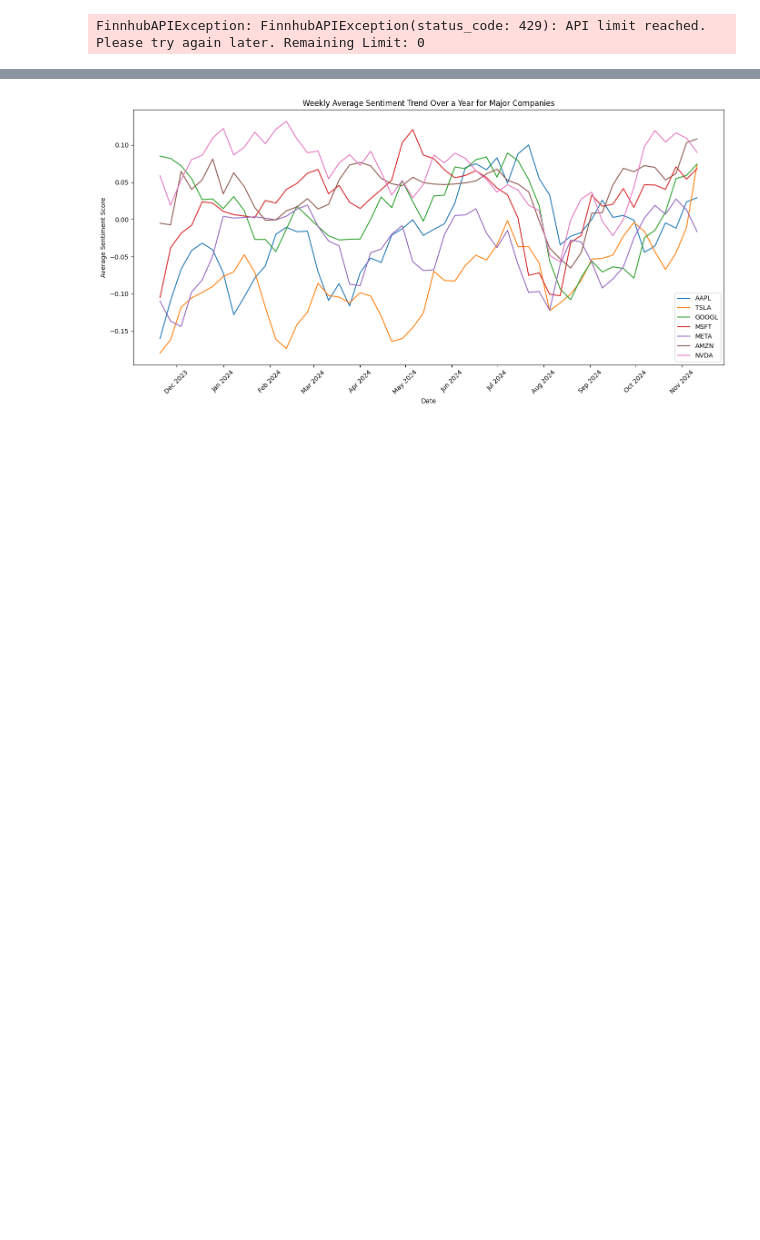
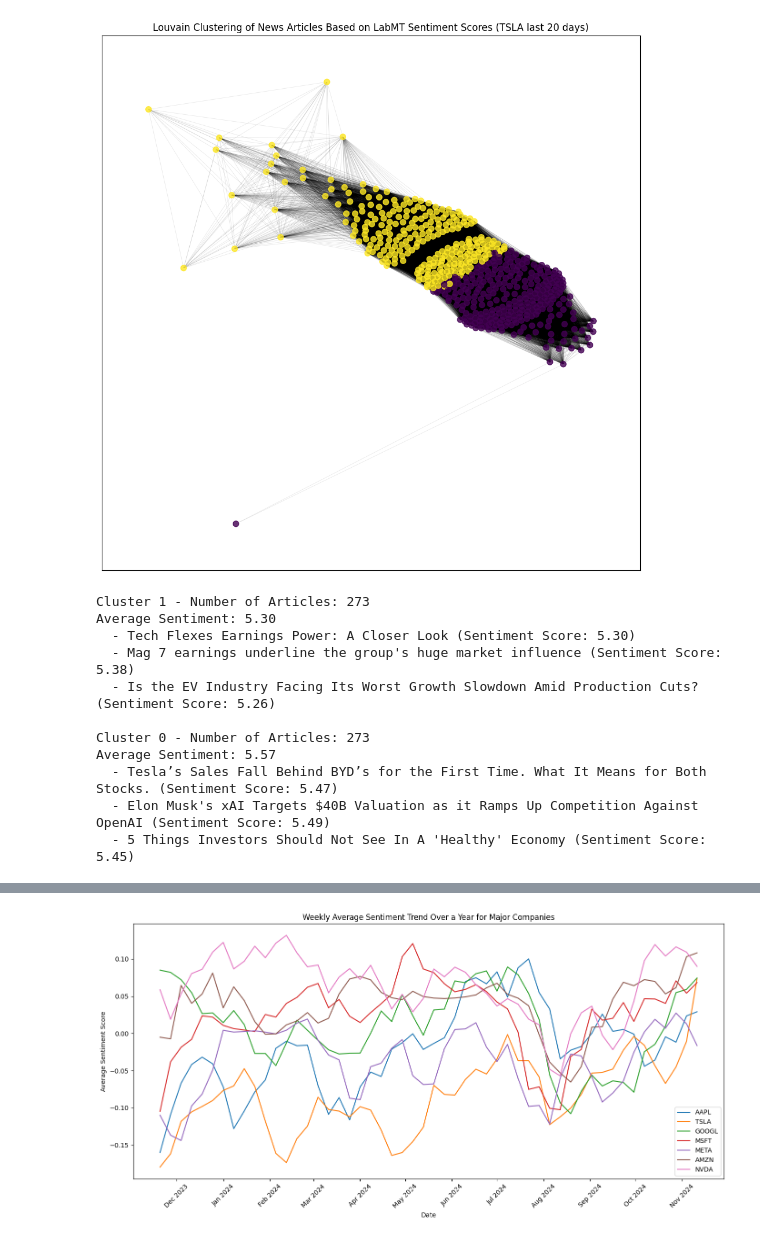
Before and after one commit to FenrisWulven/StockMarketNewsImpact, a Jupyter notebook: FinnhubAPI/initial_research.ipynb, the cells around one changed output, grey strips where cells are left out. Cells and saved outputs as stored; diff of their text form; code cells hidden in the pictures; blank space fills up the shorter version.

```diff
--- a/FinnhubAPI/initial_research.ipynb
+++ b/FinnhubAPI/initial_research.ipynb
@@ -34,11 +34,11 @@ import networkx as nx
 import community as community_louvain
 import matplotlib.pyplot as plt
 import re
-
+from tqdm import tqdm  # Import tqdm for progress bars
 
 # Define date range for a year
 end_date = datetime.now()
-start_date = end_date - timedelta(days=365)
+start_date = end_date - timedelta(days=20)
 
 # Load the LabMT word list
 file_path = r"C:\Users\jbhan\Desktop\StockMarketNewsImpact\FinnhubAPI\LabMT_wordlist.txt"
@@ -58,26 +58,28 @@ def fetch_news_sentiment(symbol, start, end):
     """Fetch news in chunks and calculate sentiment using LabMT."""
     news_data = []
     current_start_date = start
-    while current_start_date < end:
-        chunk_end_date = min(current_start_date + timedelta(days=7), end)
-        start_str = current_start_date.strftime('%Y-%m-%d')
-        end_str = chunk_end_date.strftime('%Y-%m-%d')
+    with tqdm(total=(end - start).days // 7 + 1, desc=f"Fetching news for {symbol}", unit="chunk") as pbar:
+        while current_start_date < end:
+            chunk_end_date = min(current_start_date + timedelta(days=7), end)
+            start_str = current_start_date.strftime('%Y-%m-%d')
+            end_str = chunk_end_date.strftime('%Y-%m-%d')
 
-        # Fetch news for the date chunk
-        news_chunk = finnhub_client.company_news(symbol, _from=start_str, to=end_str)
+            # Fetch news for the date chunk
+            news_chunk = finnhub_client.company_news(symbol, _from=start_str, to=end_str)
 
-        for article in news_chunk:
-            tokens = tokenize(article['summary'])
-            sentiment_score = calculate_sentiment(tokens)
-            news_data.append({
-                'id': article['id'],
-                'datetime': datetime.fromtimestamp(article['datetime']),
-                'headline': article['headline'],
-                'sentiment_score': sentiment_score,
-                'url': article['url']
-            })
+            for article in news_chunk:
+                tokens = tokenize(article['summary'])
+                sentiment_score = calculate_sentiment(tokens)
+                news_data.append({
+                    'id': article['id'],
+                    'datetime': datetime.fromtimestamp(article['datetime']),
+                    'headline': article['headline'],
+                    'sentiment_score': sentiment_score,
+                    'url': article['url']
+                })
 
-        current_start_date = chunk_end_date + timedelta(days=1)
+            current_start_date = chunk_end_date + timedelta(days=1)
+            pbar.update(1)  # Update the progress bar
 
     # Remove duplicates based on 'id'
     return pd.DataFrame(news_data).drop_duplicates(subset='id')
@@ -92,42 +94,55 @@ for i, article in news_df.iterrows():
 
 # Add edges between nodes based on similar sentiment scores
 threshold = 0.25  # Adjust threshold to connect nodes with similar sentiment
-for i in range(len(news_df)):
-    for j in range(i + 1, len(news_df)):
-        if abs(news_df.iloc[i]['sentiment_score'] - news_df.iloc[j]['sentiment_score']) < threshold:
-            G.add_edge(i, j, weight=1 - abs(news_df.iloc[i]['sentiment_score'] - news_df.iloc[j]['sentiment_score']))
+with tqdm(total=len(news_df) * (len(news_df) - 1) // 2, desc="Building graph edges", unit="edge") as pbar:
+    for i in range(len(news_df)):
+        for j in range(i + 1, len(news_df)):
+            if abs(news_df.iloc[i]['sentiment_score'] - news_df.iloc[j]['sentiment_score']) < threshold:
+                G.add_edge(i, j, weight=1 - abs(news_df.iloc[i]['sentiment_score'] - news_df.iloc[j]['sentiment_score']))
+            pbar.update(1)
 
 # Apply Louvain clustering
 partition = community_louvain.best_partition(G)
 
 # Color nodes based on their cluster
 num_clusters = len(set(partition.values()))
 color_map = plt.cm.get_cmap('viridis', num_clusters)
 node_colors = [color_map(partition[node]) for node in G.nodes()]
 
 # Draw the graph with a spring layout
 pos = nx.spring_layout(G, k=0.5)
 plt.figure(figsize=(12, 12))
 nx.draw_networkx_nodes(G, pos, node_size=50, node_color=node_colors, cmap=plt.cm.viridis, alpha=0.8)
 nx.draw_networkx_edges(G, pos, alpha=0.1, width=0.5)
-plt.title('Louvain Clustering of News Articles Based on LabMT Sentiment Scores')
+plt.title('Louvain Clustering of News Articles Based on LabMT Sentiment Scores (TSLA last 20 days)')
 plt.show()
 
 # Display cluster details
 cluster_details = {}
 for node, cluster_id in partition.items():
     if cluster_id not in cluster_details:
         cluster_details[cluster_id] = []
     cluster_details[cluster_id].append({
         'headline': G.nodes[node]['title'],
         'sentiment': G.nodes[node]['sentiment']
     })
 
 # Print sample headlines and sentiments from each cluster
 for cluster_id, articles in cluster_details.items():
     print(f"\nCluster {cluster_id} - Number of Articles: {len(articles)}")
     print(f"Average Sentiment: {np.mean([article['sentiment'] for article in articles]):.2f}")
     for article in articles[:3]:  # Display up to 3 articles per cluster
         print(f"  - {article['headline']} (Sentiment Score: {article['sentiment']:.2f})")
 # %% [output]
+[figure, added]
-FinnhubAPIException: FinnhubAPIException(status_code: 429): API limit reached. Please try again later. Remaining Limit: 0
+Cluster 1 - Number of Articles: 273
+Average Sentiment: 5.30
+  - Tech Flexes Earnings Power: A Closer Look (Sentiment Score: 5.30)
+  - Mag 7 earnings underline the group's huge market influence (Sentiment Score: 5.38)
+  - Is the EV Industry Facing Its Worst Growth Slowdown Amid Production Cuts? (Sentiment Score: 5.26)
+
+Cluster 0 - Number of Articles: 273
+Average Sentiment: 5.57
+  - Tesla’s Sales Fall Behind BYD’s for the First Time. What It Means for Both Stocks. (Sentiment Score: 5.47)
+  - Elon Musk's xAI Targets $40B Valuation as it Ramps Up Competition Against OpenAI (Sentiment Score: 5.49)
+  - 5 Things Investors Should Not See In A 'Healthy' Economy (Sentiment Score: 5.45)
```
Also changed, not shown: parts of 12 cells of this notebook, 1 other file.
